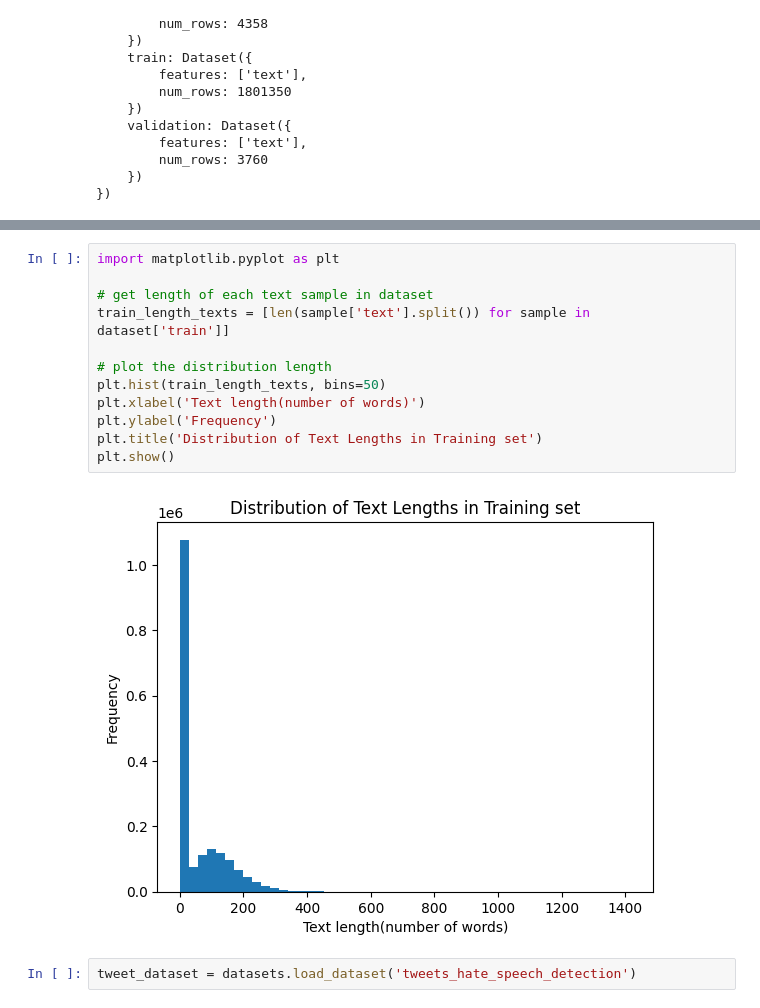
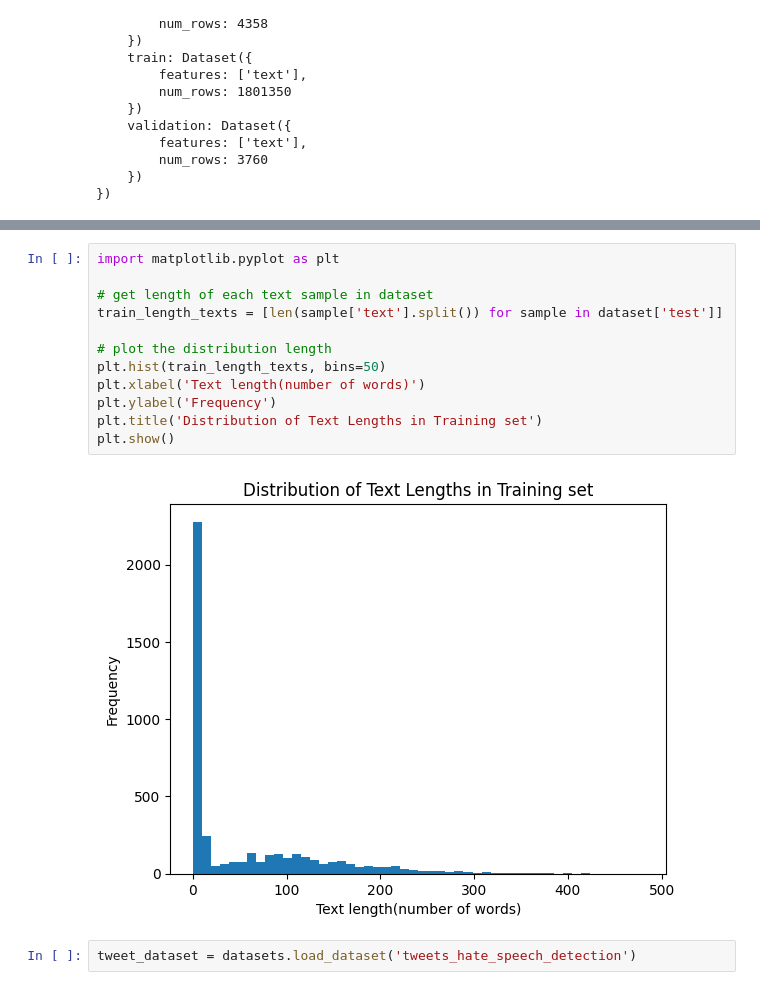
Before and after one commit to Page0526/machine-learning-crash-course, a Jupyter notebook: deep-neural-networks/nlp/Word2Vec.ipynb, the cells around one changed output, grey strips where cells are left out. Cells and saved outputs as stored; diff of their text form.

```diff
--- a/deep-neural-networks/nlp/Word2Vec.ipynb
+++ b/deep-neural-networks/nlp/Word2Vec.ipynb
@@ -280,17 +279,17 @@ for i in range(5):
 # %%
 import matplotlib.pyplot as plt
 
 # get length of each text sample in dataset
-train_length_texts = [len(sample['text'].split()) for sample in dataset['train']]
+train_length_texts = [len(sample['text'].split()) for sample in dataset['test']]
 
 # plot the distribution length
 plt.hist(train_length_texts, bins=50)
 plt.xlabel('Text length(number of words)')
 plt.ylabel('Frequency')
 plt.title('Distribution of Text Lengths in Training set')
 plt.show()
 # %% [output]
-[figure, old version]
+[figure, new version]
 # %%
 tweet_dataset = datasets.load_dataset('tweets_hate_speech_detection')
 # %%
```
Also changed, not shown: parts of 34 cells of this notebook.
